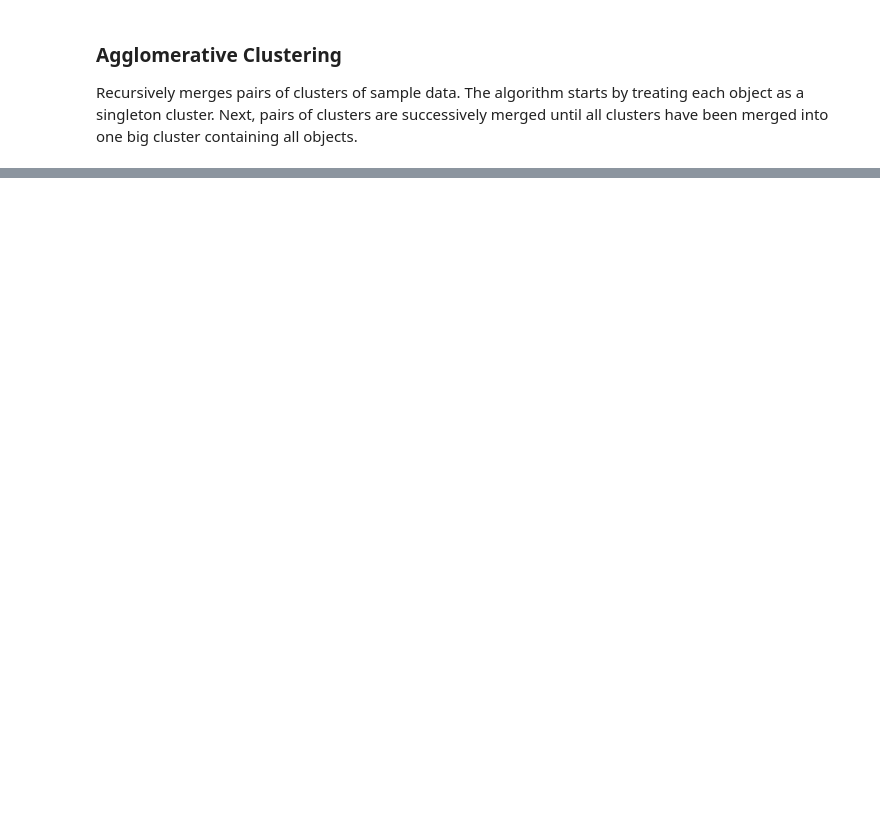
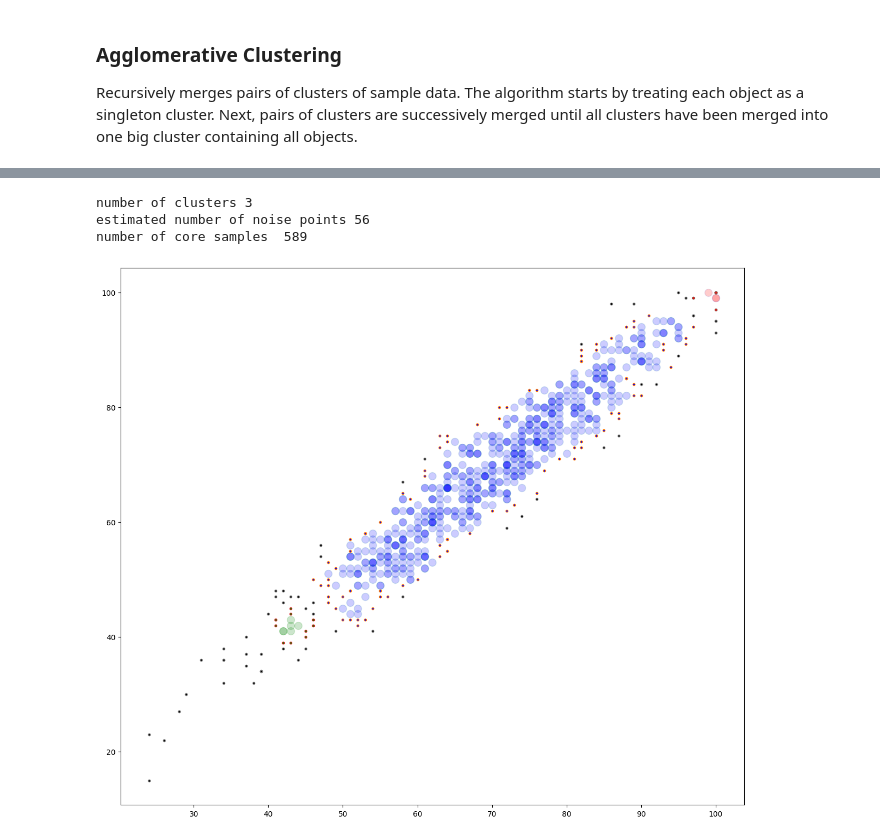
Before and after one commit to lascha212/F21DL, a Jupyter notebook: labs.ipynb, the cells around one changed output, grey strips where cells are left out. Cells and saved outputs as stored; diff of their text form; code cells hidden in the pictures; blank space fills up the shorter version.

Commit message:
AP + DBSCAN + Comparisons

```diff
--- a/labs.ipynb
+++ b/labs.ipynb
@@ -756,0 +780,45 @@ plot_dendrogram(ac, truncate_mode='level', p=3)
+# %%
+from sklearn.cluster import DBSCAN
+from itertools import cycle
+
+# eps is the maximum distance a point can be from another to be considered in the neighborhood
+# min_samples is the number of points in a neighborhood to be considered a core point
+db = DBSCAN(eps=2.5, min_samples=10)
+db.fit(X_train_reading_writing)
+
+core_samples = np.zeros_like(db.labels_, dtype=bool) # creates an array of false values
+core_samples[db.core_sample_indices_] = True # set the indices for the core samples to True
+
+no_clusters_db = len(set(db.labels_)) - (1 if -1 in db.labels_ else 0)
+no_noise = list(db.labels_).count(-1) # noise samples are assigned a label of -1
+no_core_samples = len(db.core_sample_indices_)
+
+unique_labels = set(db.labels_)
+
+colours = cycle("bgrcmykbgrcmykbgrcmykbgrcmyk")
+def plot_DBSCAN(plt=plt):
+    for k, col in zip(unique_labels, colours):
+        # remove black and use it for noise
+        if k == -1:
+            col = [0, 0, 0, 1]
+
+        class_members = db.labels_ == k
+
+        # plot points for core samples
+        xy = X_train_reading_writing[class_members & core_samples]
+        plt.plot(xy[:, 0], xy[:, 1], "o", markerfacecolor=col, markersize=10, alpha=0.2)
+
+        # plot points for non-core samples
+        xy = X_train_reading_writing[class_members & ~core_samples]
+        plt.plot(xy[:, 0], xy[:, 1], "o", markerfacecolor=col, markersize=3)
+    # plt.show()
+
+print("number of clusters %d" % no_clusters_db)
+print("estimated number of noise points %d" % no_noise)
+print("number of core samples ", no_core_samples)
+plot_DBSCAN()
+# %% [output]
+number of clusters 3
+estimated number of noise points 56
+number of core samples  589
+[figure, added]
```
Also changed, not shown: parts of 28 cells of this notebook.
